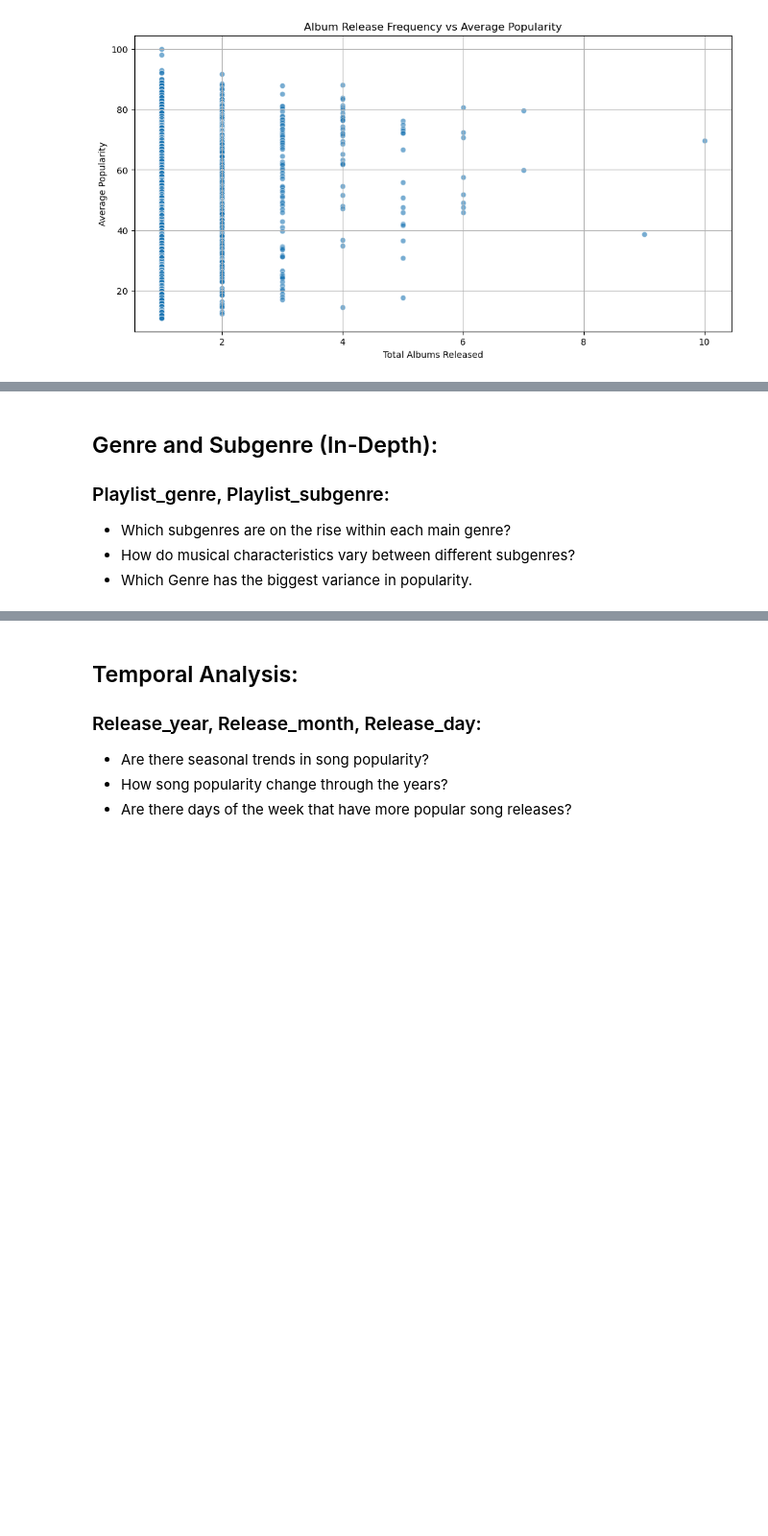
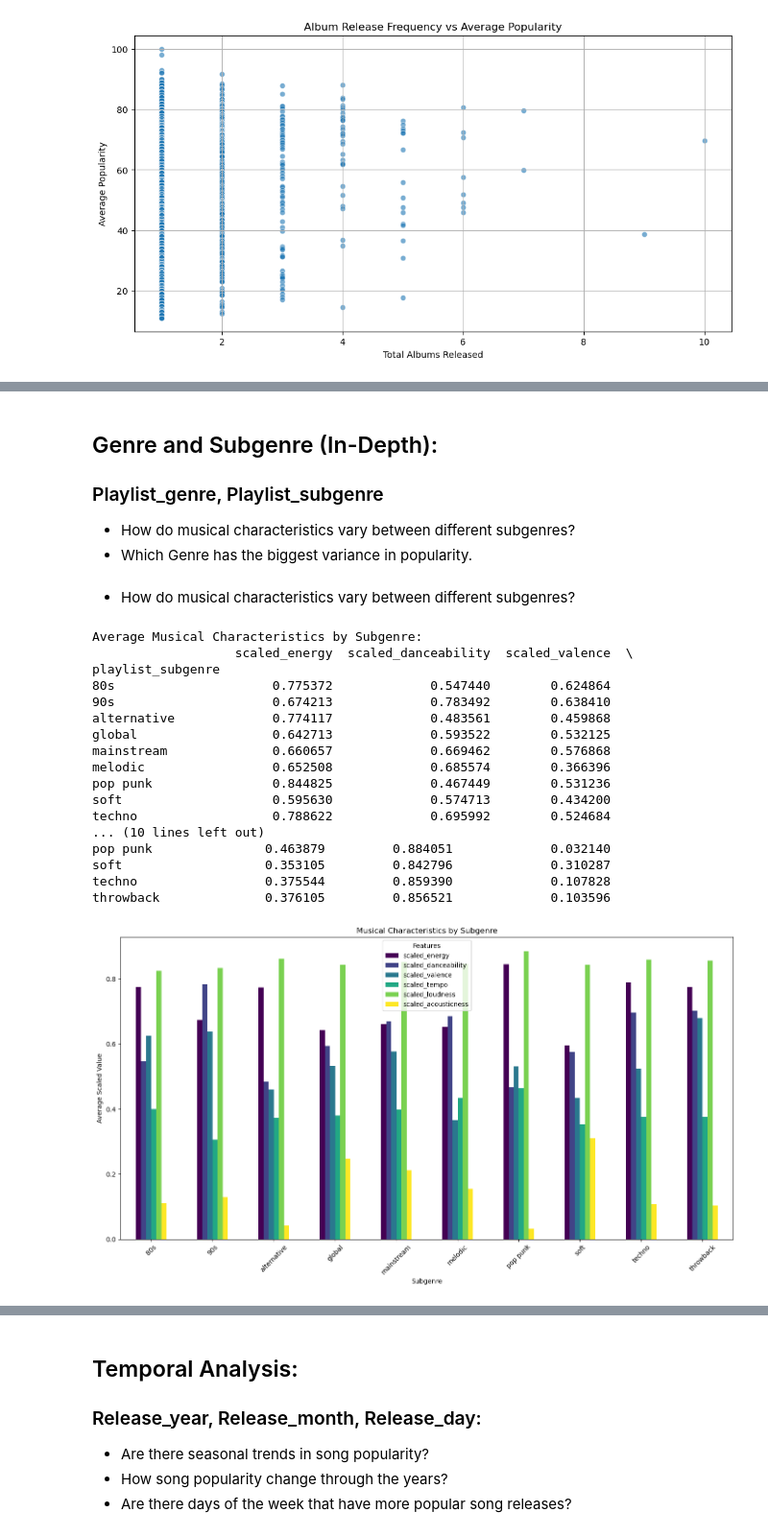
Before and after one commit to LuiisClaudio/spotify-analytics, a Jupyter notebook: capstone_project_proposal.ipynb, the cells around one changed output, grey strips where cells are left out. Shown at 96% size. Cells and saved outputs as stored; diff of their text form; code cells hidden in the pictures; blank space fills up the shorter version.

```diff
--- a/capstone_project_proposal.ipynb
+++ b/capstone_project_proposal.ipynb
@@ -882,6 +885,46 @@ plt.show()
 # %% [markdown]
 ## Genre and Subgenre (In-Depth):
-### Playlist_genre, Playlist_subgenre:
-- Which subgenres are on the rise within each main genre?
+### Playlist_genre, Playlist_subgenre
 - How do musical characteristics vary between different subgenres?
 - Which Genre has the biggest variance in popularity.
+# %% [markdown]
+- How do musical characteristics vary between different subgenres?
+# %%
+# Group by subgenre and calculate average values for selected musical features
+characteristics = ['scaled_energy', 'scaled_danceability', 'scaled_valence', 'scaled_tempo', 'scaled_loudness', 'scaled_acousticness']
+
+# Filter top 10 subgenres by average popularity
+top10_subgenres = subgenre_popularity.head(10).index
+subgenre_characteristics = df[df['playlist_subgenre'].isin(top10_subgenres)].groupby('playlist_subgenre')[characteristics].mean()
+
+print("Average Musical Characteristics by Subgenre:")
+print(subgenre_characteristics)
+
+# Visualize the characteristics by subgenre
+subgenre_characteristics.plot(kind='bar', figsize=(14, 8), colormap='viridis')
+plt.title('Musical Characteristics by Subgenre')
+plt.xlabel('Subgenre')
+plt.ylabel('Average Scaled Value')
+plt.xticks(rotation=45)
+plt.legend(title='Features')
+plt.tight_layout()
+plt.show()
+# %% [output]
+Average Musical Characteristics by Subgenre:
+                   scaled_energy  scaled_danceability  scaled_valence  \
+playlist_subgenre
+80s                     0.775372             0.547440        0.624864
+90s                     0.674213             0.783492        0.638410
+alternative             0.774117             0.483561        0.459868
+global                  0.642713             0.593522        0.532125
+mainstream              0.660657             0.669462        0.576868
+melodic                 0.652508             0.685574        0.366396
+pop punk                0.844825             0.467449        0.531236
+soft                    0.595630             0.574713        0.434200
+techno                  0.788622             0.695992        0.524684
+... (10 lines left out)
+pop punk               0.463879         0.884051             0.032140
+soft                   0.353105         0.842796             0.310287
+techno                 0.375544         0.859390             0.107828
+throwback              0.376105         0.856521             0.103596
+[figure, added]
```
Also changed, not shown: parts of 22 cells of this notebook.
